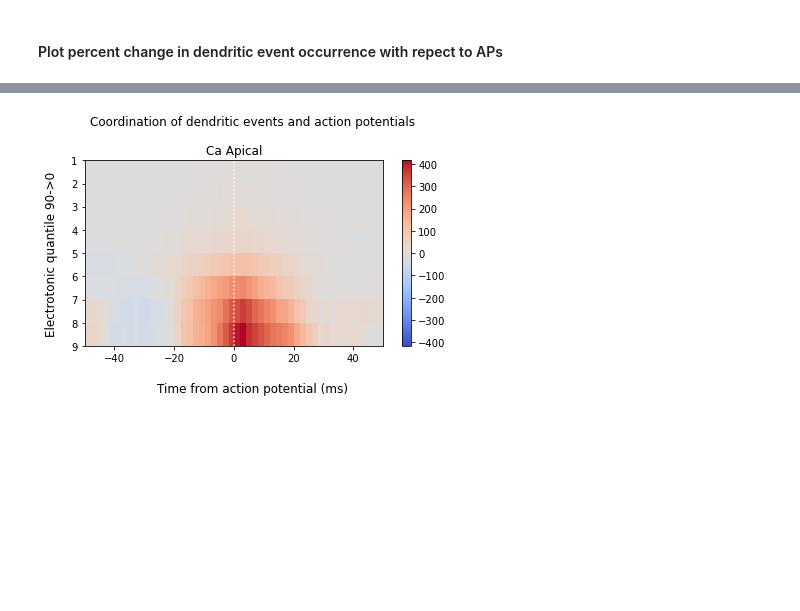
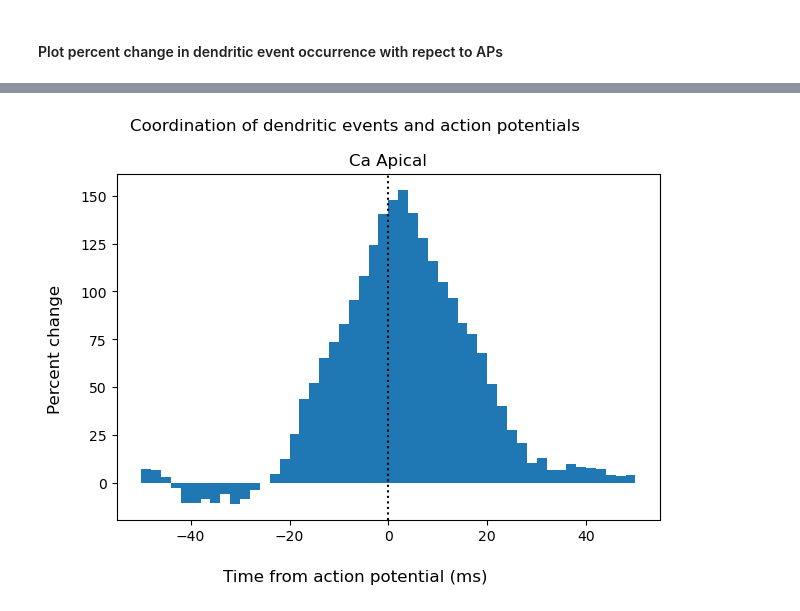
Before and after one commit to dbheadley/InhibOnDendComp, a Jupyter notebook: scripts/DendSpike_PoissonInh_PoissonExc.ipynb, the cells around one changed output, grey strips where cells are left out. Saved outputs shown, nothing was run; the diff lists cells and outputs as text; code cells hidden in the pictures; blank space fills up the shorter version.

Commit message:
updates plots

```diff
--- a/scripts/DendSpike_PoissonInh_PoissonExc.ipynb
+++ b/scripts/DendSpike_PoissonInh_PoissonExc.ipynb
@@ -36,7 +36,7 @@ step = 2 * samps_per_ms # number of simulation steps for creating the dendritic
 #### List files to be processed
 # %%
 # locate simulation files
-root_dir = 'Y:\\DendCompOsc\\output_allpoisson\\'
+root_dir = 'Z:\\DendOscSub\\output_allpoisson\\'
 sim_dict = {'SimName': 'output_allpoisson',
             'RootDir': root_dir,
             'CaFile': root_dir + 'output_allpoisson_ca.csv',
@@ -90,6 +90,15 @@ def plot_sta_im(data_arr,ax):
     plt.colorbar(ax_im,ax=ax)
     ax.axvline(0,color='white',linestyle=':')
     ax.set_aspect('auto')
+
+def plot_sta_stair(data_arr,ax):
+    mean_data = np.mean(data_arr[eqt_inds[0]:eqt_inds[-1],t_inds[0]:t_inds[-1]],0)
+
+    ax_im = ax.stairs(mean_data, np.hstack((t_list[t_inds[:-1]], t_list[t_inds[-1]])),
+                     fill=True, baseline=0)
+
+    ax.axvline(0,color='black',linestyle=':')
+    ax.set_aspect('auto')
 # %%
 fig,ax = plt.subplots(2,2)
 plot_sta_im(pois_sta['nmda_a'], ax[0,0])
@@ -110,11 +119,11 @@ fig.savefig('../figures/DendSpikesCC.pdf')
 # %%
 fig,ax = plt.subplots()
-plot_sta_im(pois_sta['ca_a'],ax)
+plot_sta_stair(pois_sta['ca_a'],ax)
 ax.set_title('Ca Apical')
 fig.supxlabel('Time from action potential (ms)')
-fig.supylabel('Electrotonic quantile 90->0')
+fig.supylabel('Percent change')
 fig.suptitle('Coordination of dendritic events and action potentials')
 fig.tight_layout()
 fig.savefig('../figures/CaSpikesCC.pdf')
 # %% [output]
-[figure, old version]
+[figure, new version]
```
Also changed, not shown: parts of 3 cells of this notebook, 9 other files.
